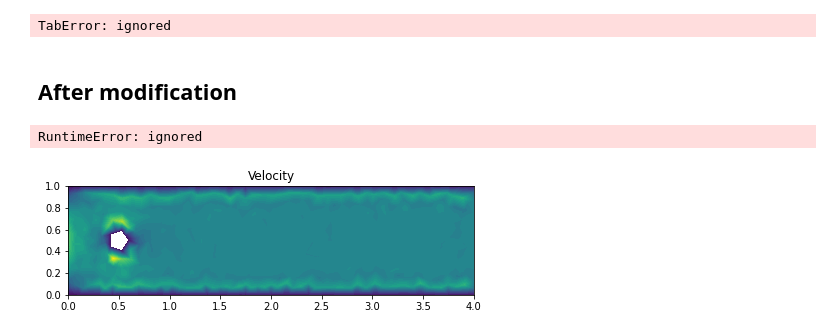
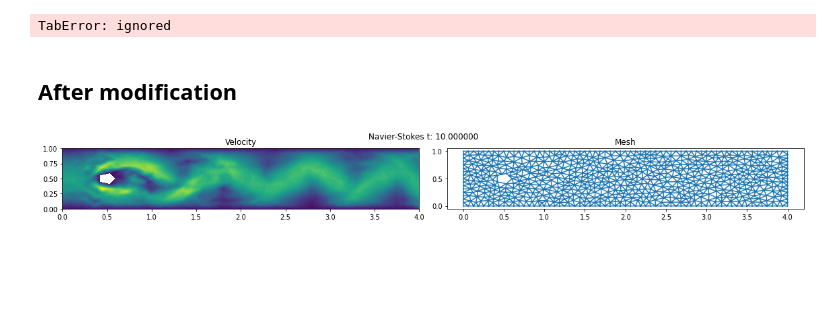
Before and after one commit to anderalex803/nuwara-online-courses, a Jupyter notebook: HPFEM_KTH/W1/HPFEM_W1_navier_stokes.ipynb, the cells around one changed output. Saved outputs shown, nothing was run; the diff lists cells and outputs as text; code cells hidden in the pictures; blank space fills up the shorter version.

```diff
--- a/HPFEM_KTH/W1/HPFEM_W1_navier_stokes.ipynb
+++ b/HPFEM_KTH/W1/HPFEM_W1_navier_stokes.ipynb
@@ -147,33 +165,36 @@ import time
 import logging;
 logging.getLogger('FFC').setLevel(logging.WARNING)
 
+
 # Compact plot utility function
 def plot_compact(u, t, stepcounter):
   if stepcounter % 5 == 0:
-    uEuclidnorm = project(sqrt(inner(u, u)), Q);
-    ax.cla();
-    fig = plt.gcf();
-    fig.set_size_inches(16, 2)
+        uEuclidnorm = project(sqrt(inner(u, u)), Q);
+        ax.cla();
+        fig = plt.gcf();
+        fig.set_size_inches(16, 2)
 
-    # Plot norm of velocity
-    ax1 = plt.subplot(1, 2, 1);
-    fenicsplot.mplot_function(ax1, uEuclidnorm);
-    plt.title("Velocity")
+       	# Plot norm of velocity
+        ax1 = plt.subplot(1, 2, 1);
+        fenicsplot.mplot_function(ax1, uEuclidnorm);
+        plt.title("Velocity")
 
-    if t == 0.:
-       plt.colorbar();
-       plt.axis(G)
+        # if t == 0.:
+        #    plt.colorbar();
+        #    plt.axis(G)
 
-    plt.subplot(1, 2, 2);
+        plt.subplot(1, 2, 2);
 
-    if t == 0.:
-       plt.triplot(mesh2triang(mesh));
-       plt.title("Mesh") # Plot mesh
-    display(pl)
+        if t == 0.:
+          plt.triplot(fenicsplot.mesh2triang(mesh));
+          plt.title("Mesh") # Plot mesh
 
-    plt.suptitle("Navier-Stokes t: %f" % (t));
-    plt.tight_layout();
-    clear_output(wait=True);
+        display(pl)
+
+        plt.suptitle("Navier-Stokes t: %f" % (t));
+        plt.tight_layout();
+        clear_output(wait=True);
+
 
 ######## Important code starts here
 
@@ -227,32 +248,31 @@ pl, ax = plt.subplots();
 # Initialize time stepping
 stepcounter = 0;
 timer0 = time.clock()
 
 # Time stepping method
 theta = 0.5 # 0.5 - Midpoint rule, 1.0 - Implicit Euler, 0.0 - Explicit Euler
 
 # Time-stepping loop
 while t < T:
     # Weak residual of stabilized FEM for Navier-Stokes eq.
     um = theta*u + (1.0-theta)*u0
 
     # Navier-Stokes equations in weak residual form
     r = ((inner((u - u0)/k + grad(p) + grad(um)*um, v) + nu*inner(grad(um), grad(v)) + div(um)*q)*dx +
         gamma*(om*p*q + im*inner(u - uin, v) + nm*inner(u, v))*ds + # Weak boundary conditions
         d*(inner(grad(p) + grad(um)*um, grad(q) + grad(um)*v) + inner(div(um), div(v)))*dx) # Stabilization
 
     # Solve the Navier-Stokes PDE (one timestep)
     solve(r==0, w)
 
     # Visualize the solution
     plot_compact(u, t, stepcounter) # Plot all quantities (see implementation above)
 
     # Shift to next timestep
     t += k;
     stepcounter += 1;
     u0 = project(u, V);
 
 # print ("elapsed CPU time: ", (time.clock() - timer0))
 # %% [output]
-RuntimeError: ignored
-[figure, old version]
+[figure, new version]
```
Also changed, not shown: parts of 5 cells of this notebook.
